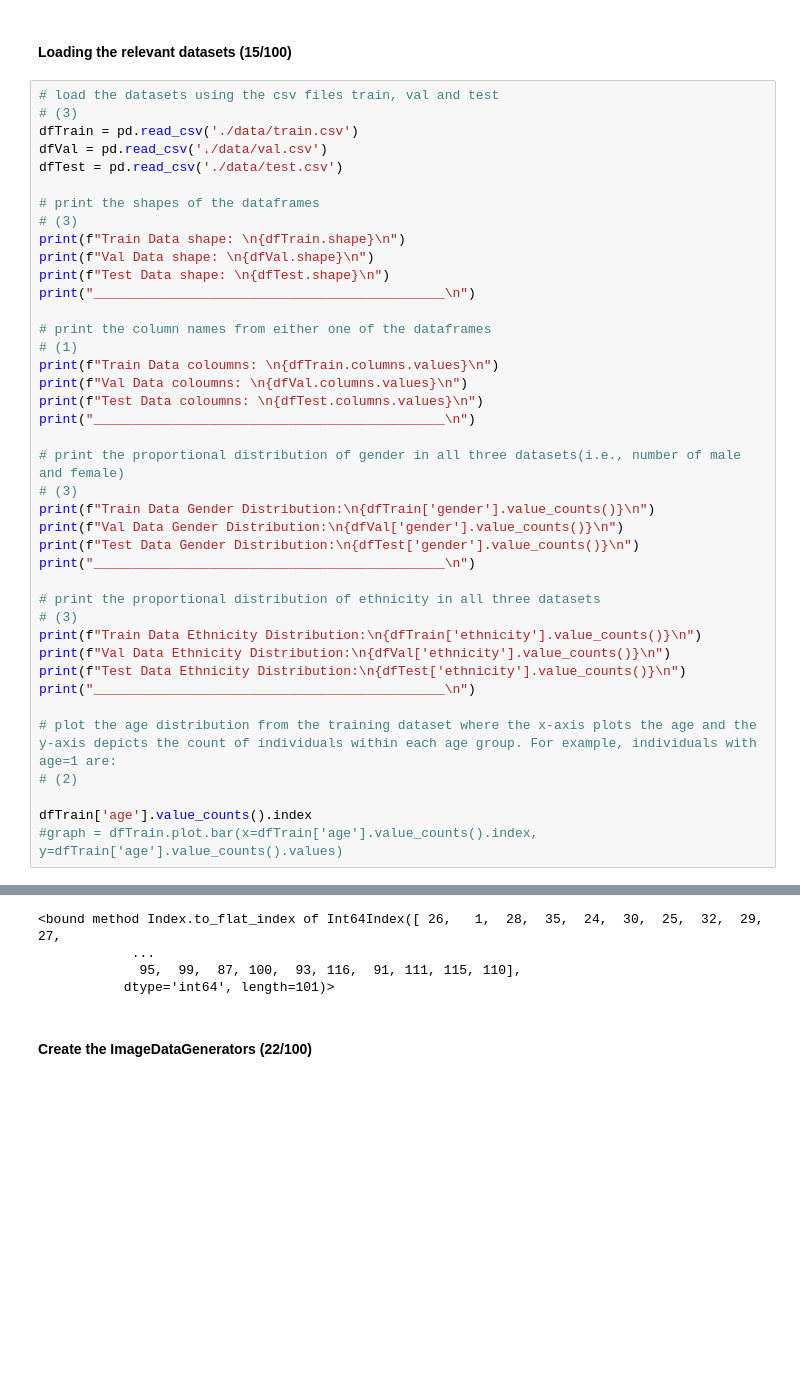
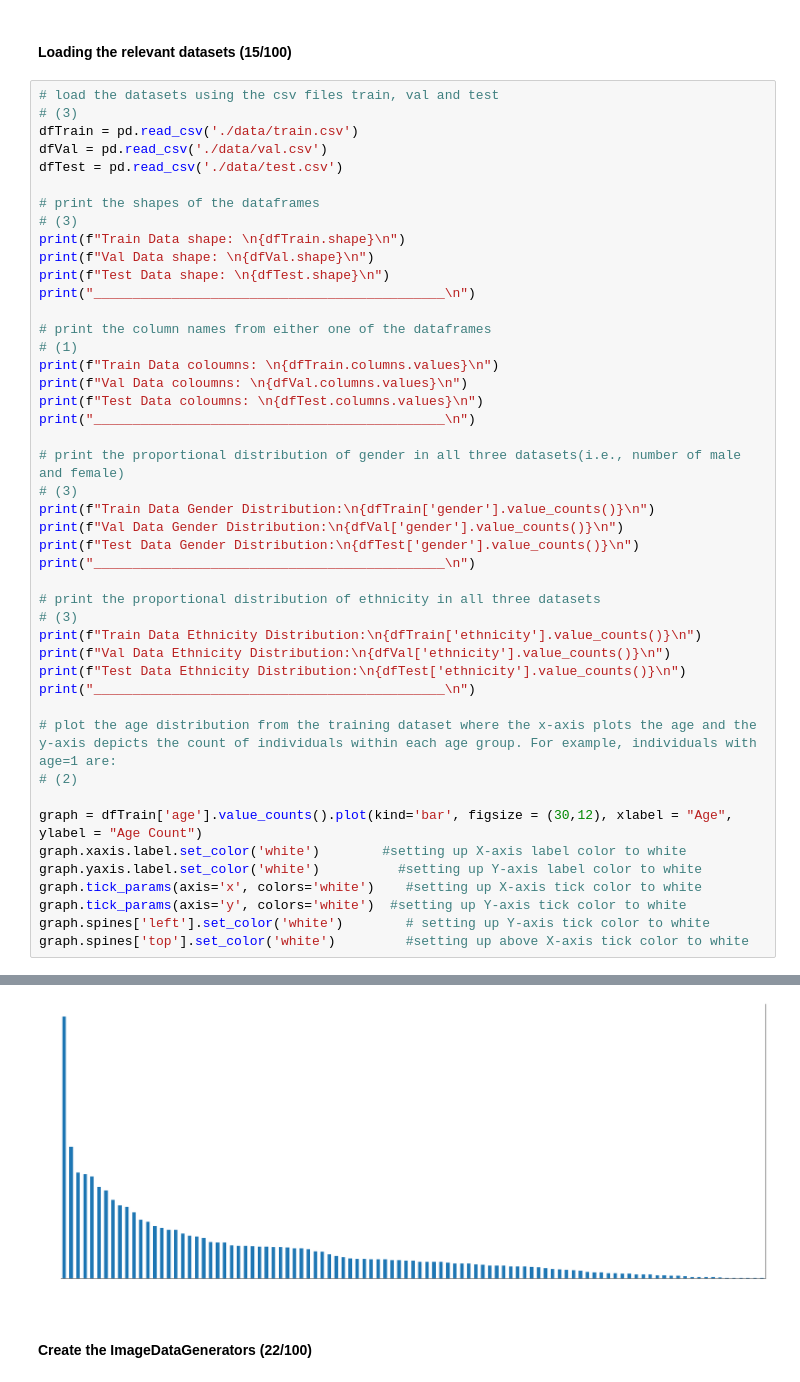
Before and after one commit to AdJansen/CSI4106A2, a Jupyter notebook: assignment_2_students.ipynb, the cells around one changed output, grey strips where cells are left out. Drawn from its saved outputs; the diff is of its cells as text; blank space fills up the shorter version.

Commit message:
Added Graph

```diff
--- a/assignment_2_students.ipynb
+++ b/assignment_2_students.ipynb
@@ -60,39 +60,41 @@ print(f"Test Data Gender Distribution:\n{dfTest['gender'].value_counts()}\n")
 print("_____________________________________________\n")
 
 # print the proportional distribution of ethnicity in all three datasets
 # (3)
 print(f"Train Data Ethnicity Distribution:\n{dfTrain['ethnicity'].value_counts()}\n")
 print(f"Val Data Ethnicity Distribution:\n{dfVal['ethnicity'].value_counts()}\n")
 print(f"Test Data Ethnicity Distribution:\n{dfTest['ethnicity'].value_counts()}\n")
 print("_____________________________________________\n")
 
 # plot the age distribution from the training dataset where the x-axis plots the age and the y-axis depicts the count of individuals within each age group. For example, individuals with age=1 are:
 # (2)
 
-dfTrain['age'].value_counts().index
-#graph = dfTrain.plot.bar(x=dfTrain['age'].value_counts().index, y=dfTrain['age'].value_counts().values)
+graph = dfTrain['age'].value_counts().plot(kind='bar', figsize = (30,12), xlabel = "Age", ylabel = "Age Count")
+graph.xaxis.label.set_color('white')        #setting up X-axis label color to white
+graph.yaxis.label.set_color('white')          #setting up Y-axis label color to white
+graph.tick_params(axis='x', colors='white')    #setting up X-axis tick color to white
+graph.tick_params(axis='y', colors='white')  #setting up Y-axis tick color to white
+graph.spines['left'].set_color('white')        # setting up Y-axis tick color to white
+graph.spines['top'].set_color('white')         #setting up above X-axis tick color to white
 # %% [output]
 Train Data shape:
 (15026, 4)
 
 Val Data shape:
 (3757, 4)
 
 Test Data shape:
 (4696, 4)
 
 _____________________________________________
 
 Train Data coloumns:
 ... (48 lines left out)
 4     336
 Name: ethnicity, dtype: int64
 
 _____________________________________________
-<bound method Index.to_flat_index of Int64Index([ 26,   1,  28,  35,  24,  30,  25,  32,  29,  27,
-            ...
-             95,  99,  87, 100,  93, 116,  91, 111, 115, 110],
-           dtype='int64', length=101)>
+[figure, added]
 # %% [markdown]
 #### Create the ImageDataGenerators (22/100)
 # %%
```
Also changed, not shown: parts of 1 cell of this notebook.
